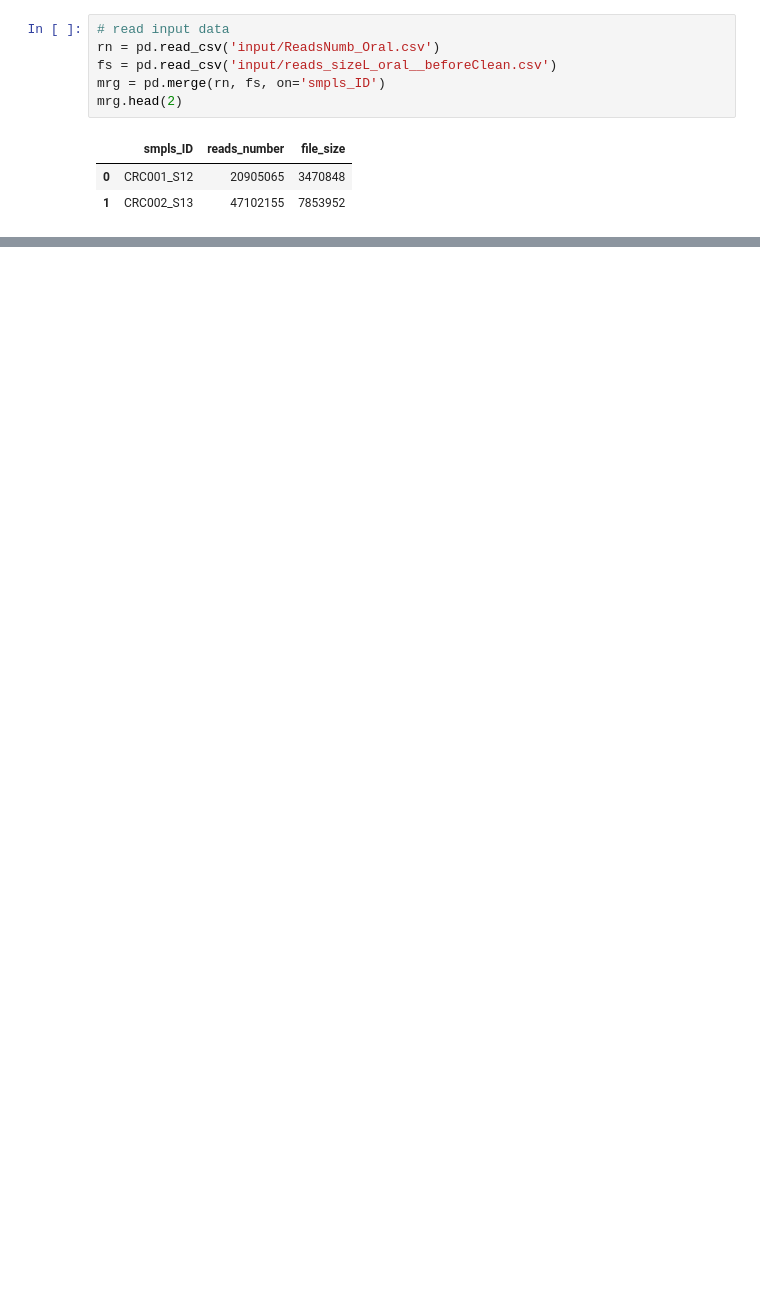
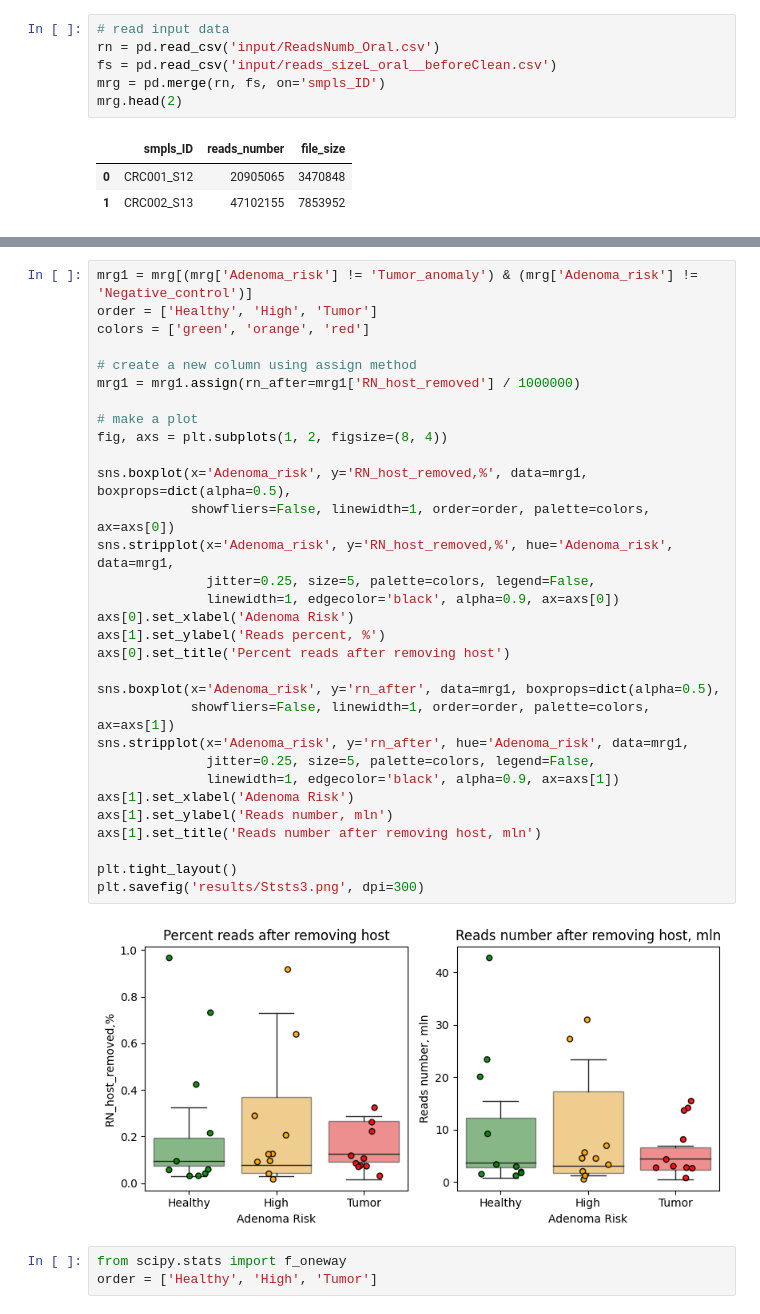
Before and after one commit to Chartiza/2023_Oral_metageome_pilot, a Jupyter notebook: Fasta_basic_stats.ipynb, the cells around one changed output, grey strips where cells are left out. Cells and saved outputs as stored; diff of their text form; blank space fills up the shorter version.

```diff
--- a/Fasta_basic_stats.ipynb
+++ b/Fasta_basic_stats.ipynb
@@ -65,0 +64,36 @@ plt.savefig('results/Ststs1.png', dpi=300)
+# %%
+mrg1 = mrg[(mrg['Adenoma_risk'] != 'Tumor_anomaly') & (mrg['Adenoma_risk'] != 'Negative_control')]
+order = ['Healthy', 'High', 'Tumor']
+colors = ['green', 'orange', 'red']
+
+# create a new column using assign method
+mrg1 = mrg1.assign(rn_after=mrg1['RN_host_removed'] / 1000000)
+
+# make a plot
+fig, axs = plt.subplots(1, 2, figsize=(8, 4))
+
+sns.boxplot(x='Adenoma_risk', y='RN_host_removed,%', data=mrg1, boxprops=dict(alpha=0.5),
+            showfliers=False, linewidth=1, order=order, palette=colors, ax=axs[0])
+sns.stripplot(x='Adenoma_risk', y='RN_host_removed,%', hue='Adenoma_risk', data=mrg1,
+              jitter=0.25, size=5, palette=colors, legend=False,
+              linewidth=1, edgecolor='black', alpha=0.9, ax=axs[0])
+axs[0].set_xlabel('Adenoma Risk')
+axs[1].set_ylabel('Reads percent, %')
+axs[0].set_title('Percent reads after removing host')
+
+sns.boxplot(x='Adenoma_risk', y='rn_after', data=mrg1, boxprops=dict(alpha=0.5),
+            showfliers=False, linewidth=1, order=order, palette=colors, ax=axs[1])
+sns.stripplot(x='Adenoma_risk', y='rn_after', hue='Adenoma_risk', data=mrg1,
+              jitter=0.25, size=5, palette=colors, legend=False,
+              linewidth=1, edgecolor='black', alpha=0.9, ax=axs[1])
+axs[1].set_xlabel('Adenoma Risk')
+axs[1].set_ylabel('Reads number, mln')
+axs[1].set_title('Reads number after removing host, mln')
+
+plt.tight_layout()
+plt.savefig('results/Ststs3.png', dpi=300)
+# %% [output]
+[figure, added]
+# %%
+from scipy.stats import f_oneway
+order = ['Healthy', 'High', 'Tumor']
```
Also changed, not shown: parts of 5 cells of this notebook, 1 other file.
